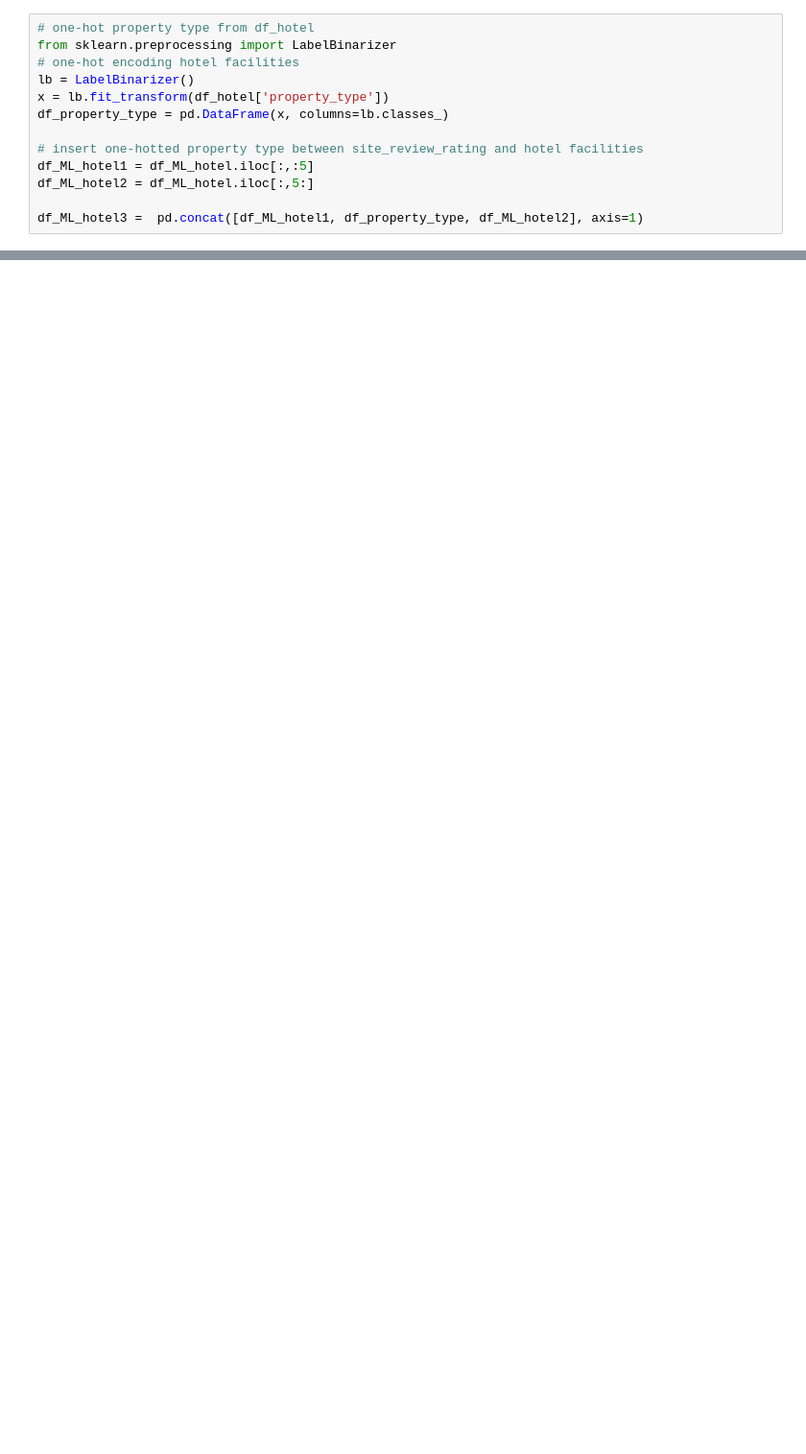
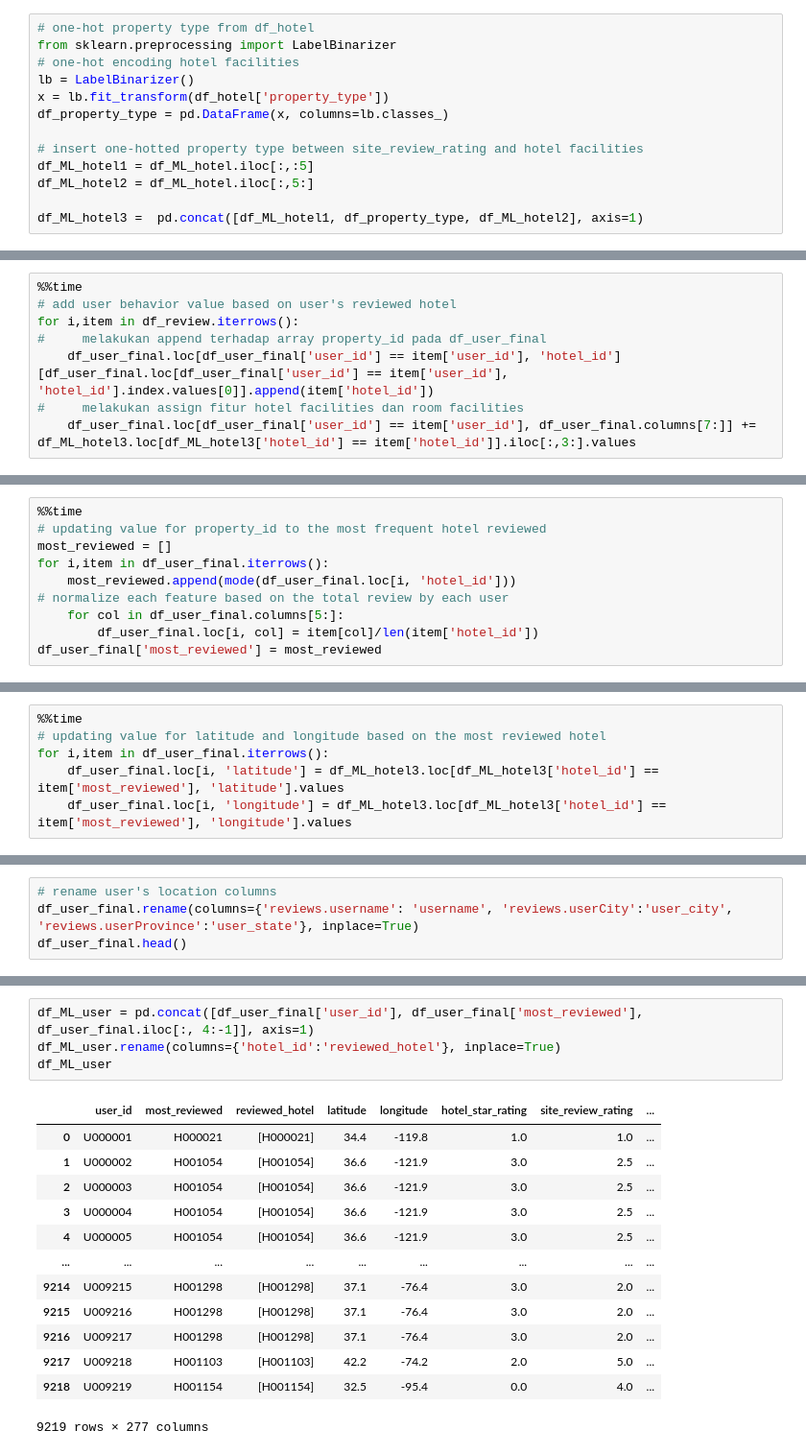
Before and after one commit to zulfauzi92/Hotel_Recomendation_Model_Traveloka, a Jupyter notebook: Eksplorasi Data/Main Dataset/Processing Main Data.ipynb, the cells around one changed output, grey strips where cells are left out. Shown at 96% size. Cells and saved outputs as stored; diff of their text form; blank space fills up the shorter version.

```diff
--- a/Eksplorasi Data/Main Dataset/Processing Main Data.ipynb
+++ b/Eksplorasi Data/Main Dataset/Processing Main Data.ipynb
@@ -89,0 +144,8 @@ p_user2
+# %%
+%%time
+# add user behavior value based on user's reviewed hotel
+for i,item in df_review.iterrows():
+#     melakukan append terhadap array property_id pada df_user_final
+    df_user_final.loc[df_user_final['user_id'] == item['user_id'], 'hotel_id'][df_user_final.loc[df_user_final['user_id'] == item['user_id'], 'hotel_id'].index.values[0]].append(item['hotel_id'])
+#     melakukan assign fitur hotel facilities dan room facilities
+    df_user_final.loc[df_user_final['user_id'] == item['user_id'], df_user_final.columns[7:]] += df_ML_hotel3.loc[df_ML_hotel3['hotel_id'] == item['hotel_id']].iloc[:,3:].values
@@ -89,0 +155,10 @@ p_user2
+# %%
+%%time
+# updating value for property_id to the most frequent hotel reviewed
+most_reviewed = []
+for i,item in df_user_final.iterrows():
+    most_reviewed.append(mode(df_user_final.loc[i, 'hotel_id']))
+# normalize each feature based on the total review by each user
+    for col in df_user_final.columns[5:]:
+        df_user_final.loc[i, col] = item[col]/len(item['hotel_id'])
+df_user_final['most_reviewed'] = most_reviewed
@@ -89,0 +168,6 @@ p_user2
+# %%
+%%time
+# updating value for latitude and longitude based on the most reviewed hotel
+for i,item in df_user_final.iterrows():
+    df_user_final.loc[i, 'latitude'] = df_ML_hotel3.loc[df_ML_hotel3['hotel_id'] == item['most_reviewed'], 'latitude'].values
+    df_user_final.loc[i, 'longitude'] = df_ML_hotel3.loc[df_ML_hotel3['hotel_id'] == item['most_reviewed'], 'longitude'].values
@@ -89,0 +177,4 @@ p_user2
+# %%
+# rename user's location columns
+df_user_final.rename(columns={'reviews.username': 'username', 'reviews.userCity':'user_city', 'reviews.userProvince':'user_state'}, inplace=True)
+df_user_final.head()
@@ -89,0 +208,18 @@ p_user2
+# %%
+df_ML_user = pd.concat([df_user_final['user_id'], df_user_final['most_reviewed'], df_user_final.iloc[:, 4:-1]], axis=1)
+df_ML_user.rename(columns={'hotel_id':'reviewed_hotel'}, inplace=True)
+df_ML_user
+# %% [output]
+|  | user_id | most_reviewed | reviewed_hotel | latitude | longitude | hotel_star_rating | site_review_rating | ... |
+| 0 | U000001 | H000021 | [H000021] | 34.4 | -119.8 | 1.0 | 1.0 | ... |
+| 1 | U000002 | H001054 | [H001054] | 36.6 | -121.9 | 3.0 | 2.5 | ... |
+| 2 | U000003 | H001054 | [H001054] | 36.6 | -121.9 | 3.0 | 2.5 | ... |
+| 3 | U000004 | H001054 | [H001054] | 36.6 | -121.9 | 3.0 | 2.5 | ... |
+| 4 | U000005 | H001054 | [H001054] | 36.6 | -121.9 | 3.0 | 2.5 | ... |
+| ... | ... | ... | ... | ... | ... | ... | ... | ... |
+| 9214 | U009215 | H001298 | [H001298] | 37.1 | -76.4 | 3.0 | 2.0 | ... |
+| 9215 | U009216 | H001298 | [H001298] | 37.1 | -76.4 | 3.0 | 2.0 | ... |
+| 9216 | U009217 | H001298 | [H001298] | 37.1 | -76.4 | 3.0 | 2.0 | ... |
+| 9217 | U009218 | H001103 | [H001103] | 42.2 | -74.2 | 2.0 | 5.0 | ... |
+| 9218 | U009219 | H001154 | [H001154] | 32.5 | -95.4 | 0.0 | 4.0 | ... |
+9219 rows × 277 columns
```
Also changed, not shown: parts of 28 cells of this notebook, 5 other files.
